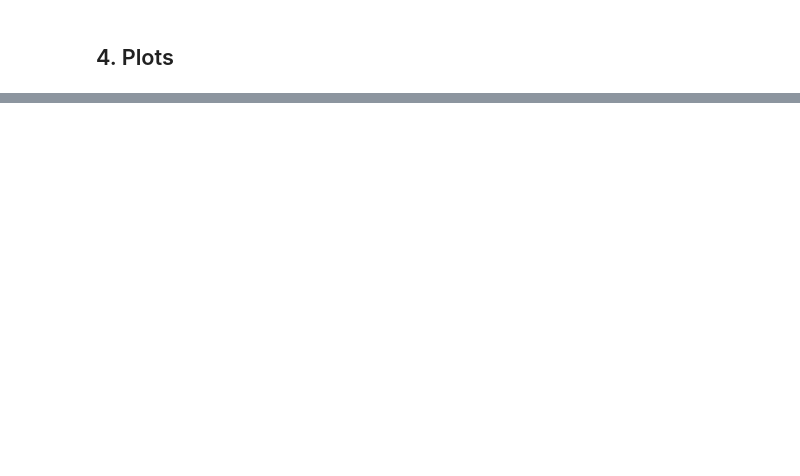
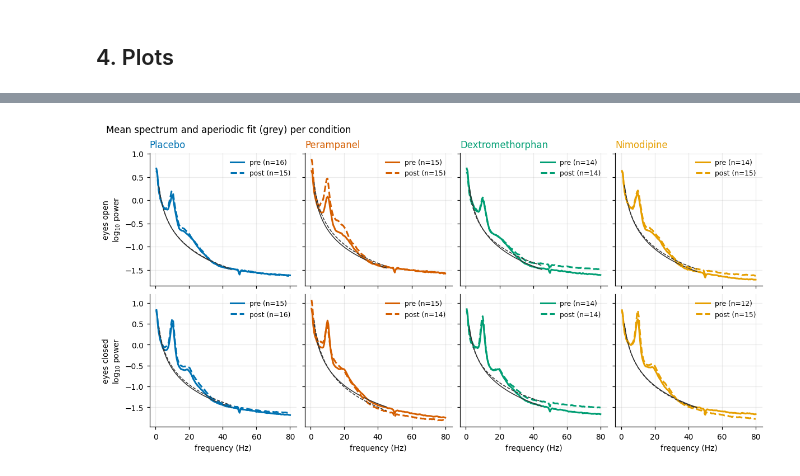
Before and after one commit to Linus-Ha08/APOP_Glu, a Jupyter notebook: APOP_Glu_Specparam.ipynb, the cells around one changed output, grey strips where cells are left out. Drawn from its saved outputs; the diff is of its cells as text; code cells hidden in the pictures; blank space fills up the shorter version.

```diff
--- a/APOP_Glu_Specparam.ipynb
+++ b/APOP_Glu_Specparam.ipynb
@@ -512,28 +675,30 @@ plt.show()
 # %%
 # per condition: mean spectrum (colour) with its aperiodic fit (grey), pre solid / post dashed
 fig, ax = plt.subplots(2, len(drugs), figsize=(2.7 * len(drugs), 5.4), squeeze=False,
                        sharex=True, sharey="row", constrained_layout=True)
 for r, es in enumerate(["EO", "EC"]):
     for c, d in enumerate(drugs):
         a = ax[r, c]
         for pp, ls in [("pre", "-"), ("post", "--")]:
             sel = key.index[(key.Drug == d) & (key.EyeState == es) & (key.PrePost == pp)]
             i = np.flatnonzero(np.isin(names, sel))
             if len(i) == 0:
                 continue
             a.plot(freqs, logpsd[i].mean(0), color=DRUG_COLORS[d], lw=2, ls=ls,
                    label=f"{pp} (n={len(i)})")
             a.plot(ffit, ap[i].mean(0), color="#333333", lw=1, ls=ls)
-        a.set_xscale("log")
+        a.set_xscale("linear")
         a.legend(frameon=False, fontsize=8)
         if r == 0:
             a.set_title(d, loc="left", color=DRUG_COLORS[d])
         if c == 0:
             a.set_ylabel(f"{'eyes open' if es == 'EO' else 'eyes closed'}\nlog$_{{10}}$ power")
         if r == 1:
             a.set_xlabel("frequency (Hz)")
 fig.suptitle("Mean spectrum and aperiodic fit (grey) per condition", ha="left", x=0.01)
 plt.show()
+# %% [output]
+[figure, added]
 # %%
 # per condition: flattened spectrum
 fig, ax = plt.subplots(2, len(drugs), figsize=(2.7 * len(drugs), 5.0), squeeze=False,
```
Also changed, not shown: parts of 13 cells of this notebook, 3 other files.
